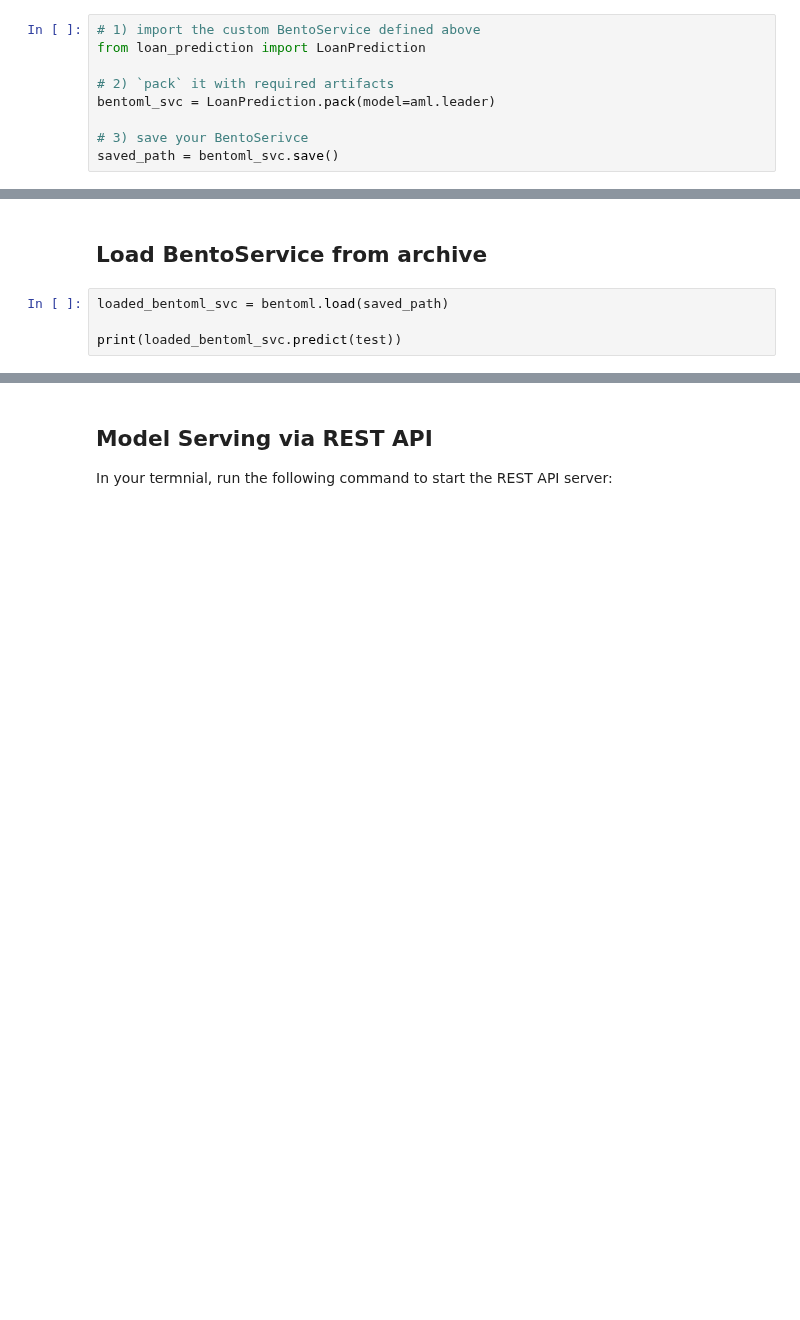
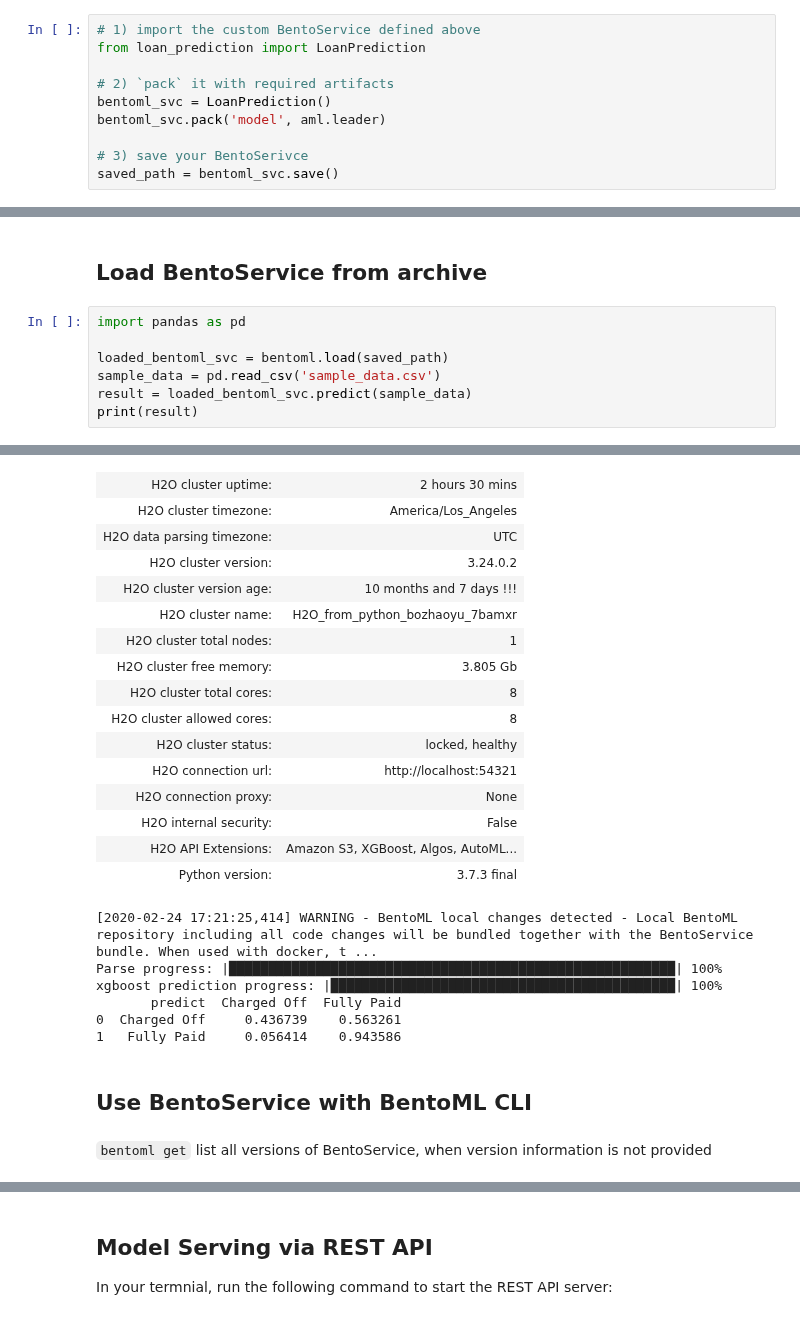
Before and after one commit to bentoml/gallery, a Jupyter notebook: h2o/loan-prediction/h2o-loan-prediction.ipynb, the cells around one changed output, grey strips where cells are left out. Cells and saved outputs as stored; diff of their text form; blank space fills up the shorter version.

```diff
--- a/h2o/loan-prediction/h2o-loan-prediction.ipynb
+++ b/h2o/loan-prediction/h2o-loan-prediction.ipynb
@@ -178,7 +319,8 @@ class LoanPrediction(BentoService):
 from loan_prediction import LoanPrediction
 
 # 2) `pack` it with required artifacts
-bentoml_svc = LoanPrediction.pack(model=aml.leader)
+bentoml_svc = LoanPrediction()
+bentoml_svc.pack('model', aml.leader)
 
 # 3) save your BentoSerivce
 saved_path = bentoml_svc.save()
@@ -185,6 +369,10 @@ saved_path = bentoml_svc.save()
 # %% [markdown]
 ## Load BentoService from archive
-# %%
-loaded_bentoml_svc = bentoml.load(saved_path)
-
-print(loaded_bentoml_svc.predict(test))
+# %%
+import pandas as pd
+
+loaded_bentoml_svc = bentoml.load(saved_path)
+sample_data = pd.read_csv('sample_data.csv')
+result = loaded_bentoml_svc.predict(sample_data)
+print(result)
+# %% [output]
@@ -190,0 +384,26 @@ print(loaded_bentoml_svc.predict(test))
+| H2O cluster uptime: | 2 hours 30 mins |
+| H2O cluster timezone: | America/Los_Angeles |
+| H2O data parsing timezone: | UTC |
+| H2O cluster version: | 3.24.0.2 |
+| H2O cluster version age: | 10 months and 7 days !!! |
+| H2O cluster name: | H2O_from_python_bozhaoyu_7bamxr |
+| H2O cluster total nodes: | 1 |
+| H2O cluster free memory: | 3.805 Gb |
+| H2O cluster total cores: | 8 |
+| H2O cluster allowed cores: | 8 |
+| H2O cluster status: | locked, healthy |
+| H2O connection url: | http://localhost:54321 |
+| H2O connection proxy: | None |
+| H2O internal security: | False |
+| H2O API Extensions: | Amazon S3, XGBoost, Algos, AutoML... |
+| Python version: | 3.7.3 final |
+[2020-02-24 17:21:25,414] WARNING - BentoML local changes detected - Local BentoML repository including all code changes will be bundled together with the BentoService bundle. When used with docker, t ...
+Parse progress: |█████████████████████████████████████████████████████████| 100%
+xgboost prediction progress: |████████████████████████████████████████████| 100%
+       predict  Charged Off  Fully Paid
+0  Charged Off     0.436739    0.563261
+1   Fully Paid     0.056414    0.943586
+# %% [markdown]
+## Use BentoService with BentoML CLI
+# %% [markdown]
+`bentoml get` list all versions of BentoService, when version information is not provided
```
Also changed, not shown: parts of 27 cells of this notebook, 1 other file.
